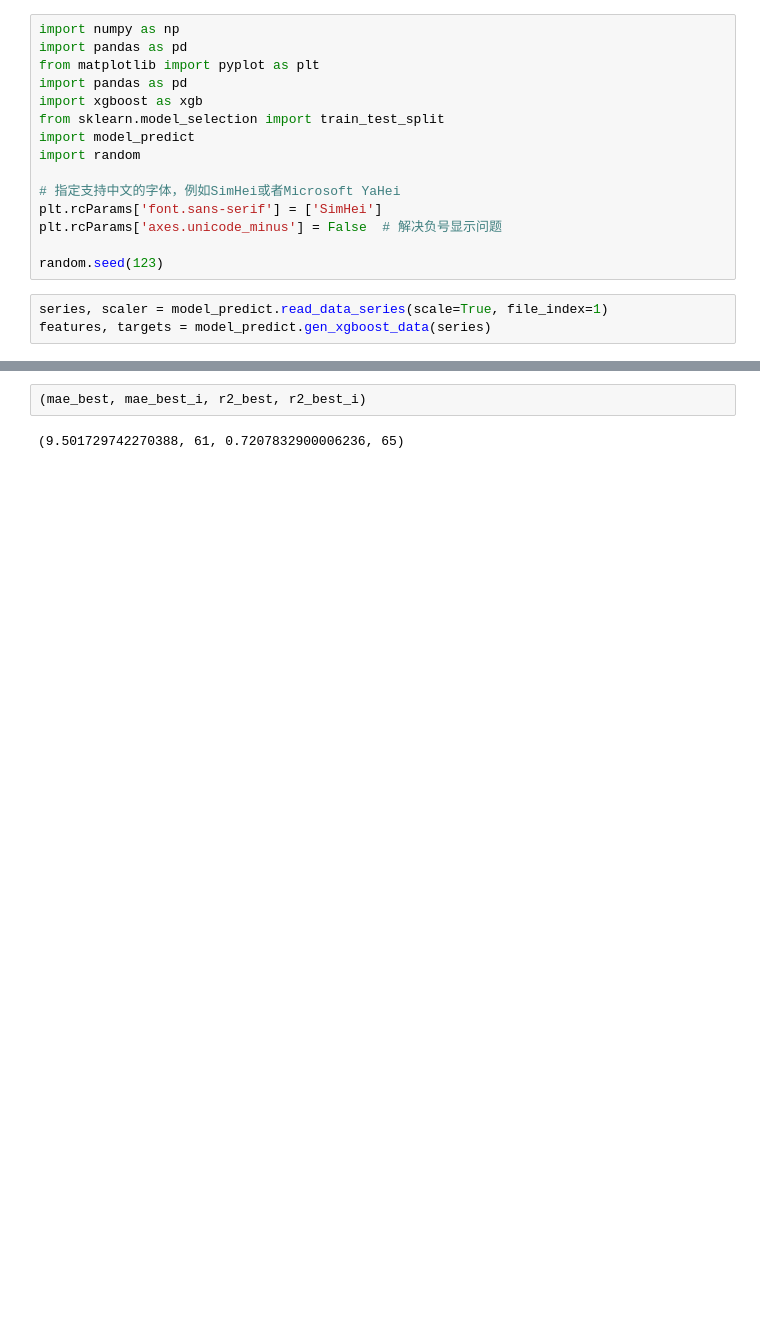
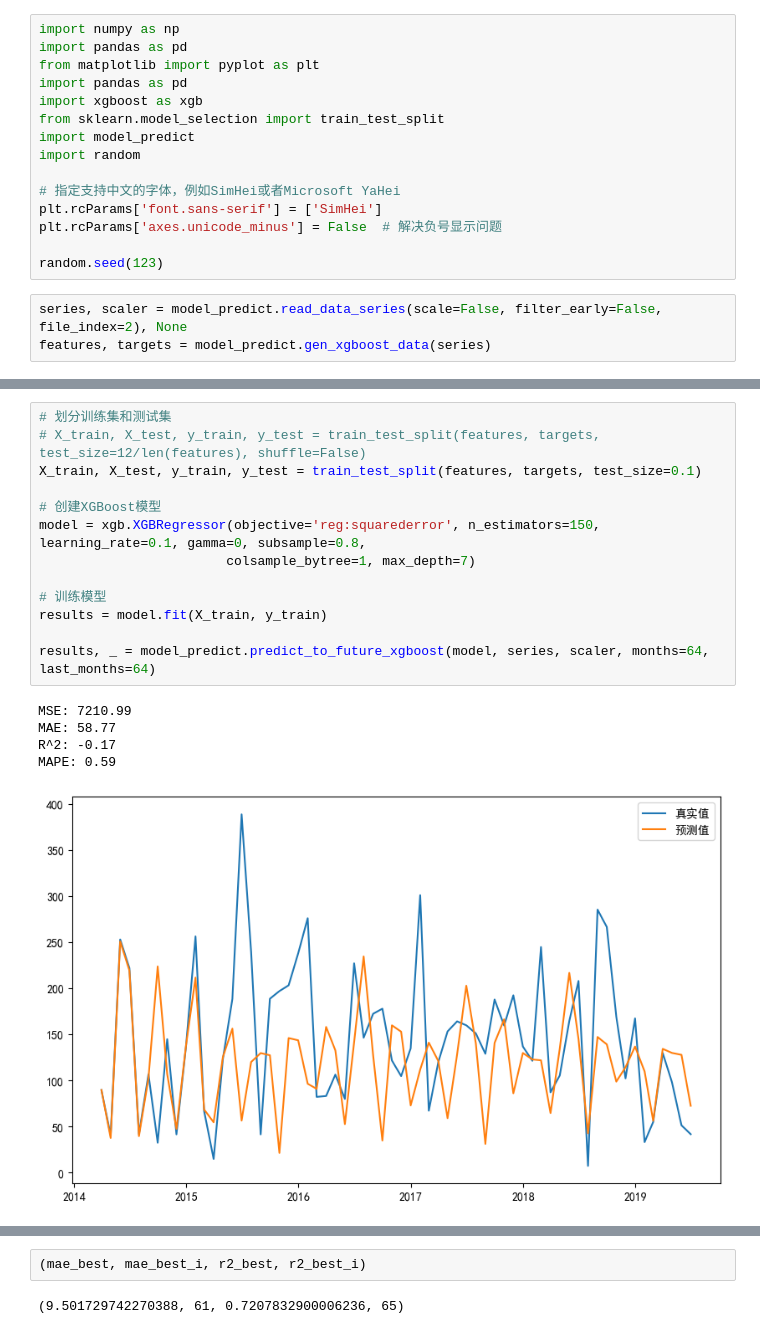
Before and after one commit to hh66911/2024-dingding-A, a Jupyter notebook: xgboost.ipynb, the cells around one changed output, grey strips where cells are left out. Cells and saved outputs as stored; diff of their text form; blank space fills up the shorter version.

```diff
--- a/xgboost.ipynb
+++ b/xgboost.ipynb
@@ -14,6 +14,6 @@ plt.rcParams['axes.unicode_minus'] = False  # 解决负号显示问题
 
 random.seed(123)
 # %%
-series, scaler = model_predict.read_data_series(scale=True, file_index=1)
+series, scaler = model_predict.read_data_series(scale=False, filter_early=False, file_index=2), None
 features, targets = model_predict.gen_xgboost_data(series)
 # %% [output]
@@ -20,0 +37,19 @@ features, targets = model_predict.gen_xgboost_data(series)
+# %%
+# 划分训练集和测试集
+# X_train, X_test, y_train, y_test = train_test_split(features, targets, test_size=12/len(features), shuffle=False)
+X_train, X_test, y_train, y_test = train_test_split(features, targets, test_size=0.1)
+
+# 创建XGBoost模型
+model = xgb.XGBRegressor(objective='reg:squarederror', n_estimators=150, learning_rate=0.1, gamma=0, subsample=0.8,
+                        colsample_bytree=1, max_depth=7)
+
+# 训练模型
+results = model.fit(X_train, y_train)
+
+results, _ = model_predict.predict_to_future_xgboost(model, series, scaler, months=64, last_months=64)
+# %% [output]
+MSE: 7210.99
+MAE: 58.77
+R^2: -0.17
+MAPE: 0.59
+[figure, added]
```
Also changed, not shown: parts of 4 cells of this notebook, 7 other files.
